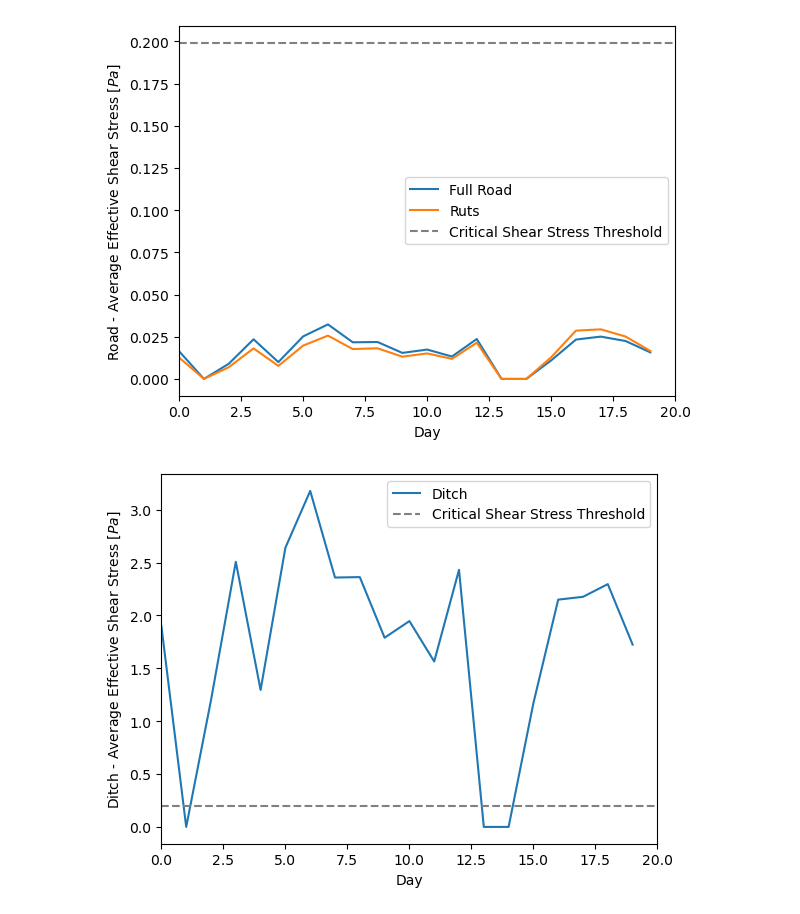
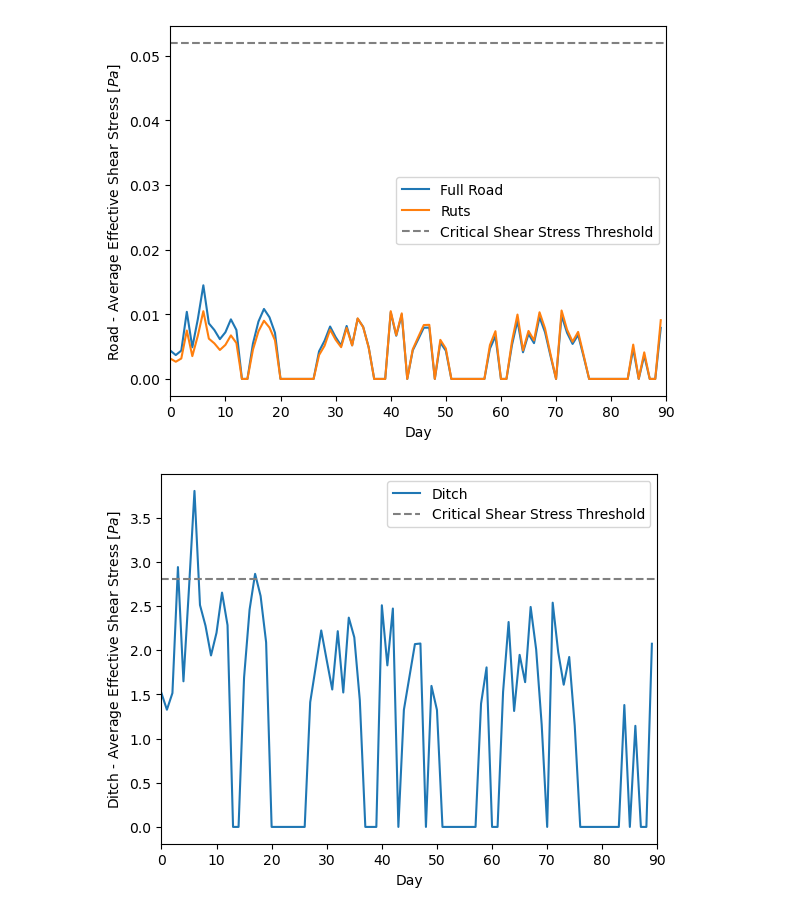
Before and after one commit to adalvis/roads_model, a Jupyter notebook: test_with_rain.ipynb, the cells around one changed output. Drawn from its saved outputs; the diff is of its cells as text; code cells hidden in the pictures.

```diff
--- a/test_with_rain.ipynb
+++ b/test_with_rain.ipynb
@@ -76,17 +81,17 @@ high_intensity_index = 144  # day index determined to be the beginning of a high
 intensity_2024 = pd.read_csv("WY2024_RG_daily_intensity.csv")
 # change the site name and index values to get different sites and dates
 # intensity_90 = intensity_2024["RG_KID1316_mm"].iloc[:90].values  # first 90 days for site "RG_BISH05"
-intensity_90 = intensity_2024["RG_BISH05_mm"].iloc[high_intensity_index:].values
+intensity_90 = intensity_2024["RG_MEL14_mm"].iloc[high_intensity_index:].values
 
 # daily dt in hours
 dt_2024_hours = pd.read_csv("WY2024_RG_daily_dt.csv")
 # dt_2024_hours_90 = dt_2024_hours["RG_KID1316_mm"].iloc[:90].values # first 90 days for site "RG_BISH05"
-dt_2024_hours_90 = dt_2024_hours["RG_BISH05_mm"].iloc[high_intensity_index:].values
+dt_2024_hours_90 = dt_2024_hours["RG_MEL14_mm"].iloc[high_intensity_index:].values
 # convert to dt to days
 dt_2024 = np.array(dt_2024_hours_90)/24
 # %%
 eg = Erodible_Grid(nrows=nrows, ncols=ncols,\
-    spacing=cell_spacing, full_tire=full_tire, long_slope=longitudinal_slope) # update long slope to change DEM
+    spacing=cell_spacing, full_tire=full_tire, long_slope=S) # update long slope to change DEM
 
 mg, z, road_flag, n = eg()
 
@@ -113,10 +118,10 @@ mg.at_node['surfacing__elev'] = z - mg.at_node['active__depth']
 mg.at_node['ballast__elev'] = z - mg.at_node['active__depth']\
      - mg.at_node['surfacing__depth']
 # %%
-ruts = [mg.nodes[1:, 26:40], mg.nodes[1:, 41:55]]
-half_road = mg.nodes[1:, 9:41]
-full_road = mg.nodes[1:, 9:72]
-ditch = mg.nodes[1:, 1:9]
+ruts = [mg.nodes[1:-1, 26:40], mg.nodes[1:-1, 41:55]]
+half_road = mg.nodes[1:-1, 9:41]
+full_road = mg.nodes[1:-1, 9:72]
+ditch = mg.nodes[1:-1, 1:9]
 # %%
 # Set up the figure.
 fig, ax = plt.subplots(nrows=1, ncols=1, figsize=(3, 6))
@@ -137,10 +142,10 @@ df_init.map_depressions()
 
 fa = FlowAccumulator(mg, surface='topographic__elevation', \
     flow_director="FlowDirectorD8", runoff_rate=1.538889e-6, \
-    depression_finder=None)  # runoff rate = 1.538889e-6
+    depression_finder=None)
 
-oft = OverlandFlowTransporter(mg, porosity=porosity, d50=d50, \
-    longitudinal_slope=longitudinal_slope, tau_c=tau_c, n_c=n_c, n_f=n_f)        # trying to run component with values we can change in this file
+oft = OverlandFlowTransporter(mg, porosity=porosity, d50=d50_road, \
+    longitudinal_slope=S, tau_c=tau_c_road, n_c=n_c, n_f=n_f)
 # %%
 # prep fields
 
@@ -696,5 +664,4 @@ plt.show()
 # %%
-
 # plot shear stress partitioning coefficient over time
 plt.plot(range(0,run_duration), fs_avg_road, label='Full Road')
 plt.plot(range(0,run_duration), fs_avg_ruts, label='Ruts')
@@ -708,7 +675,7 @@ plt.show()
 # Perhaps do max shear stresses? Is this helpful?
 plt.plot(range(0,run_duration), avg_shear_stress_road, label = 'Full Road')
 plt.plot(range(0,run_duration), avg_shear_stress_ruts, label = 'Ruts')
-plt.axhline(tau_c, linestyle='--', color='gray', label='Critical Shear Stress Threshold')
+plt.axhline(tau_c_road, linestyle='--', color='gray', label='Critical Shear Stress Threshold')
 plt.xlabel('Day')
 plt.ylabel('Road - Average Effective Shear Stress [$Pa$]')
 plt.xlim(0,run_duration)
@@ -717,7 +684,7 @@ plt.show()
 
 # plot average shear stress in the ditch
 plt.plot(range(0,run_duration), avg_shear_stress_channel, label = 'Ditch')
-plt.axhline(tau_c, linestyle='--', color='gray', label='Critical Shear Stress Threshold')
+plt.axhline(tau_c_ditch, linestyle='--', color='gray', label='Critical Shear Stress Threshold')
 plt.xlabel('Day')
 plt.ylabel('Ditch - Average Effective Shear Stress [$Pa$]')
 plt.xlim(0,run_duration)
@@ -728,3 +695,3 @@ plt.show()
-[figure, old version]
+[figure, new version]
-[figure, old version]
+[figure, new version]
 # %%
```
Also changed, not shown: parts of 19 cells of this notebook.
